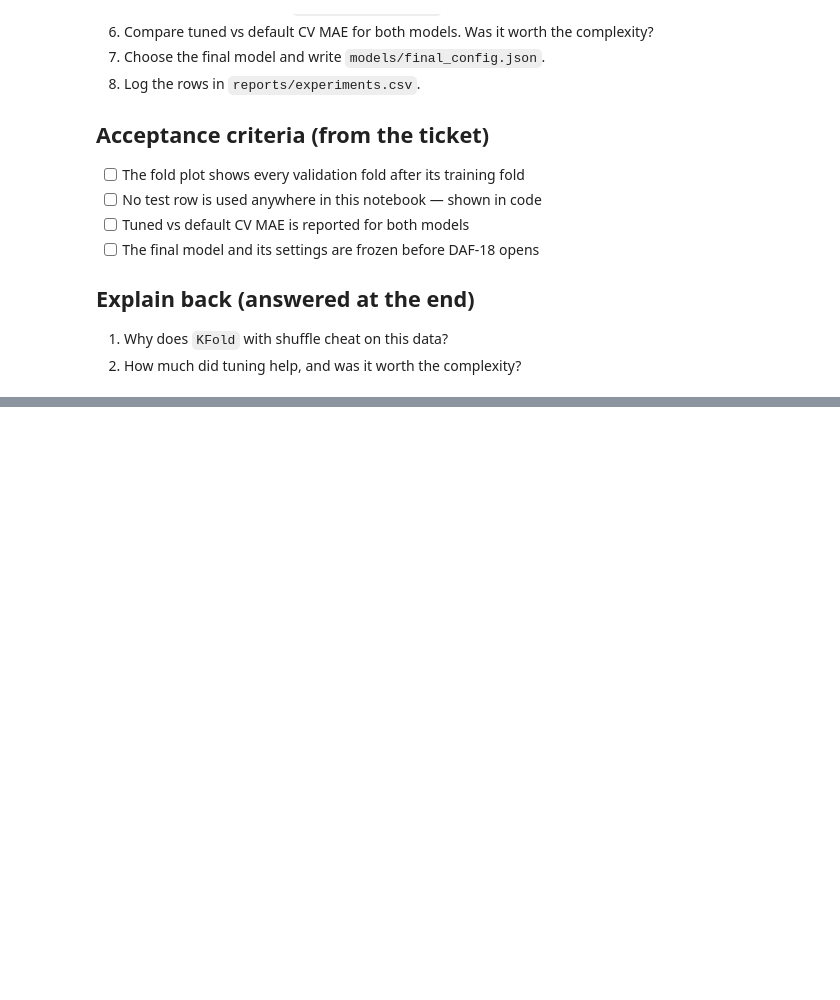
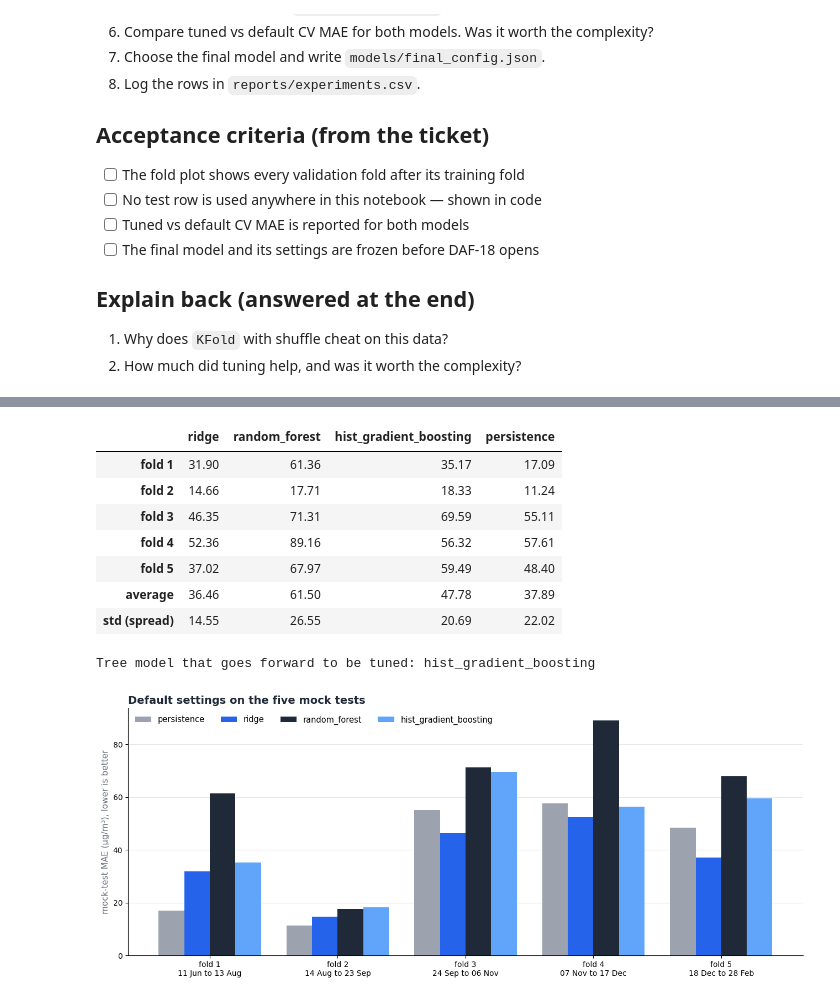
Before and after one commit to coderkali/machine_learning, a Jupyter notebook: 18_Projects/01_Delhi_Air_Forecast/notebooks/17_tuning.ipynb, the cells around one changed output, grey strips where cells are left out. Drawn from its saved outputs; the diff is of its cells as text; code cells hidden in the pictures; blank space fills up the shorter version.

```diff
--- a/18_Projects/01_Delhi_Air_Forecast/notebooks/17_tuning.ipynb
+++ b/18_Projects/01_Delhi_Air_Forecast/notebooks/17_tuning.ipynb
@@ -92,0 +540,72 @@ This is the proposed plan. Each step is added to this notebook only when we star
+# %%
+# Continues from Steps 1 and 2: train, feature_names, splits.
+import matplotlib.pyplot as plt
+import numpy as np
+from sklearn.ensemble import HistGradientBoostingRegressor, RandomForestRegressor
+from sklearn.linear_model import Ridge
+from sklearn.metrics import mean_absolute_error
+from sklearn.model_selection import cross_val_score
+from sklearn.pipeline import Pipeline
+from sklearn.preprocessing import StandardScaler
+
+import recap_style as rs
+
+# --- 1. The inputs and the three students, all with DEFAULT settings -----------------------
+X = train[feature_names]                              # the four features
+y = train["target"]                                   # tomorrow's PM2.5, the number to predict
+default_models = {
+    "ridge": Pipeline([("scale", StandardScaler()), ("model", Ridge(alpha=1.0, solver="lsqr"))]),   # same as DAF-16
+    "random_forest": RandomForestRegressor(random_state=0),
+    "hist_gradient_boosting": HistGradientBoostingRegressor(random_state=0),
+}
+
+# --- 2. Five mock tests for each student ---------------------------------------------------
+default_cv = {}
+for name, model in default_models.items():
+    scores = cross_val_score(model, X, y, cv=splits, scoring="neg_mean_absolute_error")   # 5 numbers, negative
+    default_cv[name] = -scores                         # flip the sign: now they are plain MAE
+
+# --- 3. Persistence as the reference: "tomorrow = today so far" -----------------------------
+default_cv["persistence"] = np.array(
+    [mean_absolute_error(y.iloc[valid_pos], X["pm25_until_17"].iloc[valid_pos]) for _, valid_pos in splits]
+)
+
+# --- 4. One table: a row per fold, a column per student, and the average at the bottom -------
+default_table = pd.DataFrame(default_cv, index=[f"fold {k}" for k in range(1, 6)])
+default_table.loc["average"] = default_table.mean()
+default_table.loc["std (spread)"] = default_table.iloc[:5].std()
+display(default_table.round(2))
+
+# --- 5. The rule written before the run: lower average CV MAE wins the tree place ----------
+tree_candidates = ["random_forest", "hist_gradient_boosting"]
+tree_name = default_table.loc["average", tree_candidates].idxmin()
+print("Tree model that goes forward to be tuned:", tree_name)
+
+# --- 6. Draw it: one group of bars per fold ------------------------------------------------
+colours = {"persistence": rs.BAR, "ridge": rs.ACCENT, "random_forest": rs.INK, "hist_gradient_boosting": "#60a5fa"}
+fig, ax = plt.subplots(figsize=(13, 5.4))
+x_pos = np.arange(5)
+bar_width = 0.2
+for j, name in enumerate(colours):
+    ax.bar(x_pos + (j - 1.5) * bar_width, default_table.loc[[f"fold {k}" for k in range(1, 6)], name],
+           bar_width, color=colours[name], label=name)
+ax.set_xticks(x_pos)
+ax.set_xticklabels([f"fold {k}\n{row.valid_from:%d %b} to {row.valid_to:%d %b}" for k, row in folds.iterrows()], fontsize=10)
+ax.set_ylabel("mock-test MAE (µg/m³), lower is better", fontsize=11, color=rs.MUTED)
+ax.set_title("Default settings on the five mock tests", loc="left", fontsize=14, fontweight="bold", color=rs.INK)
+ax.grid(axis="y", color=rs.GRID); ax.set_axisbelow(True)
+ax.legend(frameon=False, fontsize=10.5, ncol=4, loc="upper left")
+for side in ("top", "right"):
+    ax.spines[side].set_visible(False)
+plt.tight_layout(); plt.show()
+# %% [output]
+|  | ridge | random_forest | hist_gradient_boosting | persistence |
+| fold 1 | 31.90 | 61.36 | 35.17 | 17.09 |
+| fold 2 | 14.66 | 17.71 | 18.33 | 11.24 |
+| fold 3 | 46.35 | 71.31 | 69.59 | 55.11 |
+| fold 4 | 52.36 | 89.16 | 56.32 | 57.61 |
+| fold 5 | 37.02 | 67.97 | 59.49 | 48.40 |
+| average | 36.46 | 61.50 | 47.78 | 37.89 |
+| std (spread) | 14.55 | 26.55 | 20.69 | 22.02 |
+Tree model that goes forward to be tuned: hist_gradient_boosting
+[figure, added]
```
Also changed, not shown: parts of 46 cells of this notebook, 14 other files.
